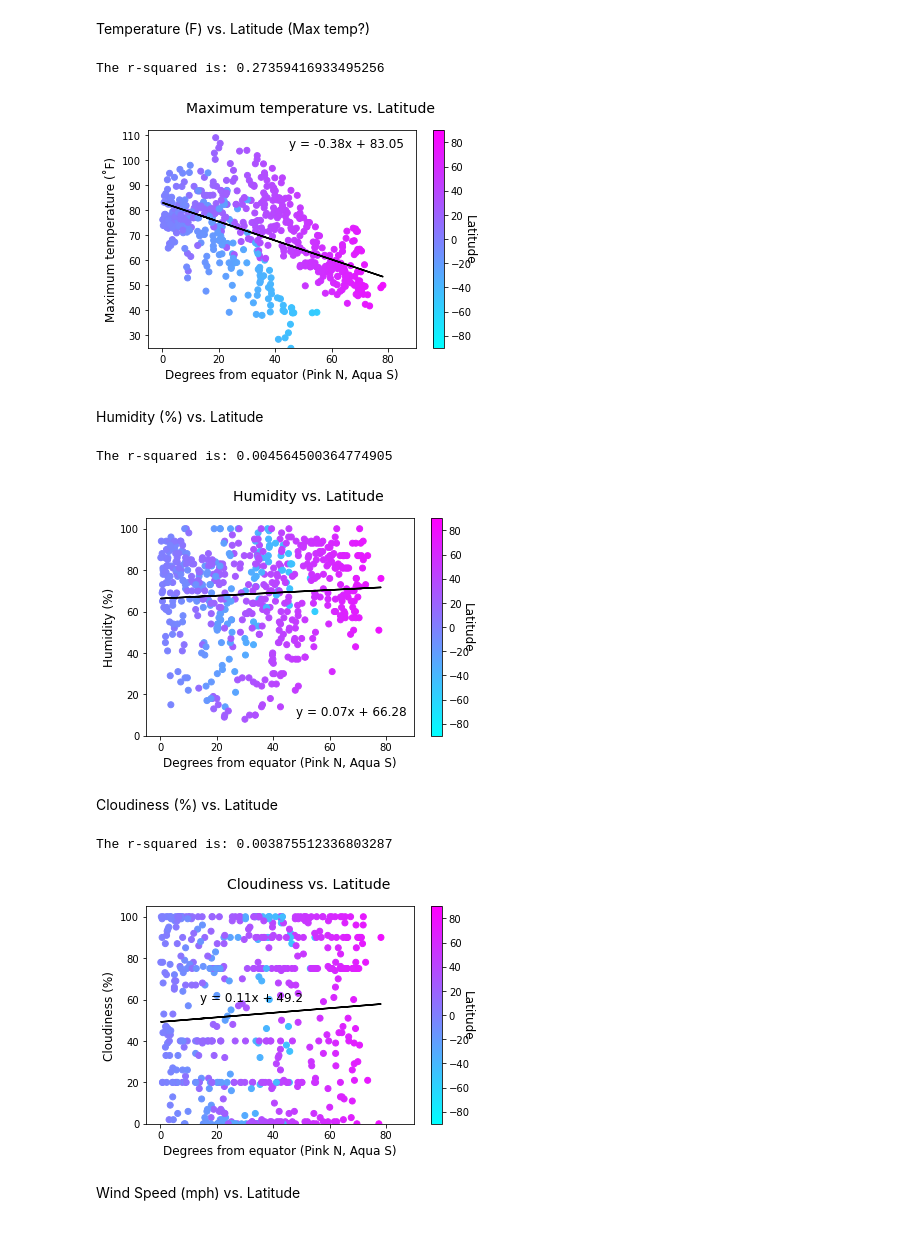
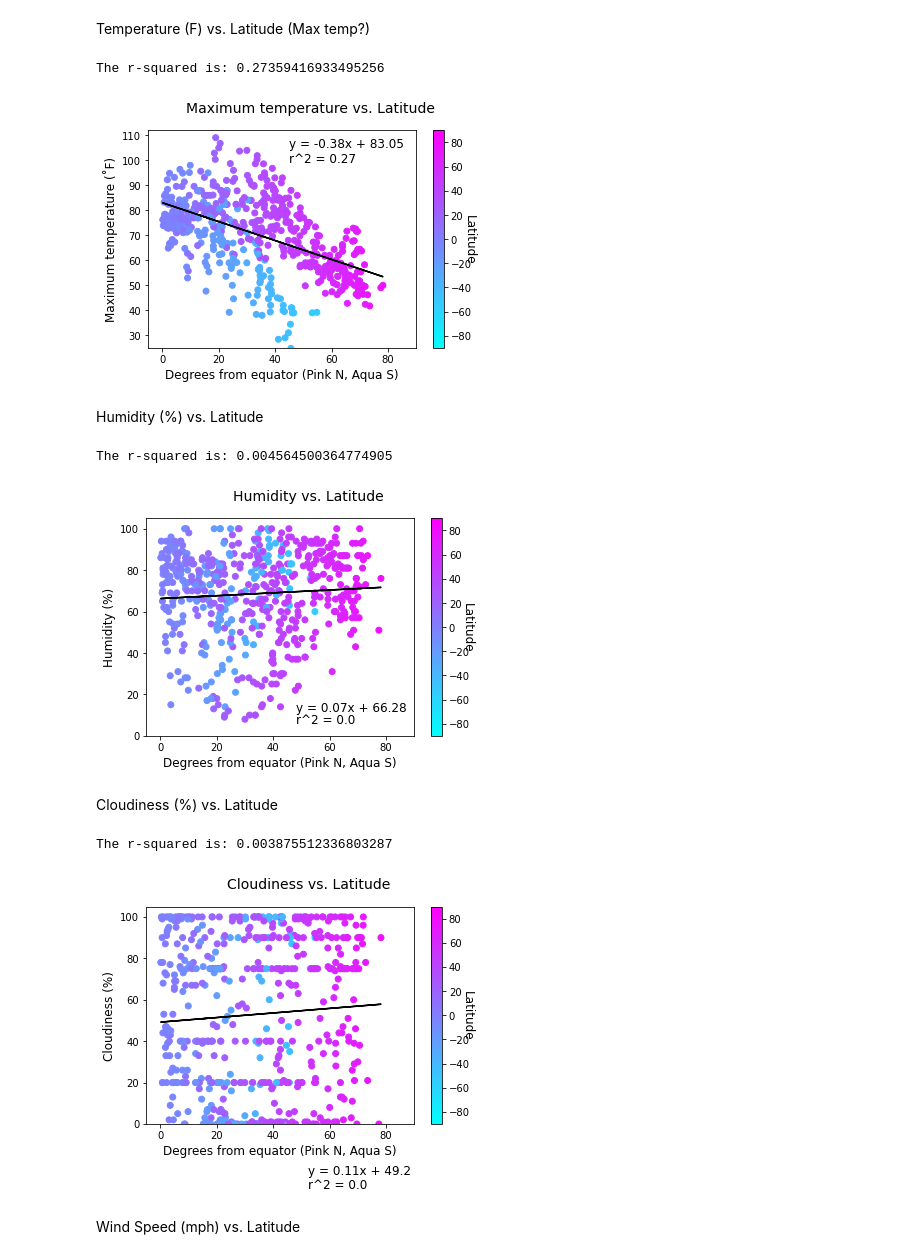
Before and after one commit to bjmacgreg/python-api-challenge, a Jupyter notebook: WeatherPy/WeatherPy.ipynb, the cells around one changed output. Cells and saved outputs as stored; diff of their text form; code cells hidden in the pictures.

```diff
--- a/WeatherPy/WeatherPy.ipynb
+++ b/WeatherPy/WeatherPy.ipynb
@@ -240,21 +240,19 @@ colorbar.set_label('Latitude', rotation=270, size = 12)
 
 plt.plot(x_values,regress_values, "k-")
 plt.annotate(line_eq,(45,105),fontsize=12,color="black")
+r2 = (rvalue**2).round(decimals=2)
+r2_text = (f"r^2 = {r2}")
+plt.annotate(r2_text, (45,99),fontsize=12,color="black")
 plt.xlabel('Degrees from equator (Pink N, Aqua S)', size=12)
 plt.ylabel('Maximum temperature (˚F)', size=12)
 plt.suptitle('Maximum temperature vs. Latitude', size=14)
 
-#plt.ion()
-
-print(f"The r-squared is: {rvalue**2}")
+#print(f"The r-squared is: {rvalue**2}")
 plt.savefig('../output_data/Fig1_Max_temp_vs_latitude.png')
 plt.show()
-
-#$ pip install ggplot (need matplotlib, pandas. numpy, scipy, statsmodels)
-#ggplot(aes(x='Height', y='Weight', color='Gender'), data=df)  + geom_point()
 # %% [output]
 The r-squared is: 0.27359416933495256
-[figure, old version]
+[figure, new version]
 # %% [markdown]
 Humidity (%) vs. Latitude
 # %%
@@ -278,53 +276,59 @@ colorbar = plt.colorbar()
 colorbar.set_label('Latitude', rotation=270, size = 12)
 
 plt.plot(x_values,regress_values,"k-")
-plt.annotate(line_eq,(48,10),fontsize=12,color="black")
+plt.annotate(line_eq,(48,12),fontsize=12,color="black")
+r2 = (rvalue**2).round(decimals=2)
+r2_text = (f"r^2 = {r2}")
+plt.annotate(r2_text, (48,6),fontsize=12,color="black")
 plt.xlabel('Degrees from equator (Pink N, Aqua S)', size=12)
 plt.ylabel('Humidity (%)', size=12)
 plt.suptitle('Humidity vs. Latitude', size=14)
 
-print(f"The r-squared is: {rvalue**2}")
+#print(f"The r-squared is: {rvalue**2}")
 
 plt.savefig('../output_data/Fig2_Humidity_vs_latitude.png')
 plt.show()
 # %% [output]
 The r-squared is: 0.004564500364774905
-[figure, old version]
+[figure, new version]
 # %% [markdown]
 Cloudiness (%) vs. Latitude
 # %%
 colors = plt.set_cmap('cool')
 norm = mcolors.TwoSlopeNorm(vmin=-90, vcenter=0, vmax=90)
 
 vmin = -90
 vmax = 90
 vcenter = 0
 
 y_values = cities_df["Clouds"]
 x_values = abs(cities_df["Lat"])
 (slope, intercept, rvalue, pvalue, stderr) = linregress(x_values, y_values)
 regress_values = x_values * slope + intercept
 line_eq = "y = " + str(round(slope,2)) + "x + " + str(round(intercept,2))
 
 plt.scatter(x_values,y_values, c=cities_df.Lat, cmap=colors, norm=norm)
 plt.xlim(-5, 90)
 plt.ylim(0, 105)
 colorbar = plt.colorbar()
 colorbar.set_label('Latitude', rotation=270, size = 12)
 
 plt.plot(x_values,regress_values,"k-")
-plt.annotate(line_eq,(14,59),fontsize=12,color="black")
+plt.text(0.5, -0.05, line_eq, fontsize=12, transform=plt.gcf().transFigure)
+r2 = (rvalue**2).round(decimals=2)
+r2_text = (f"r^2 = {r2}")
+plt.text(0.5, -0.1, r2_text, fontsize=12, transform=plt.gcf().transFigure)
 plt.xlabel('Degrees from equator (Pink N, Aqua S)', size=12)
 plt.ylabel('Cloudiness (%)', size=12)
 plt.suptitle('Cloudiness vs. Latitude', size=14)
 
-print(f"The r-squared is: {rvalue**2}")
+#print(f"The r-squared is: {rvalue**2}")
 
 plt.savefig('../output_data/Fig3_Cloudiness_vs_latitude.png')
 plt.show()
 # %% [output]
 The r-squared is: 0.003875512336803287
-[figure, old version]
+[figure, new version]
 # %% [markdown]
 Wind Speed (mph) vs. Latitude
 # %%
```
Also changed, not shown: parts of 9 cells of this notebook, 12 other files.
